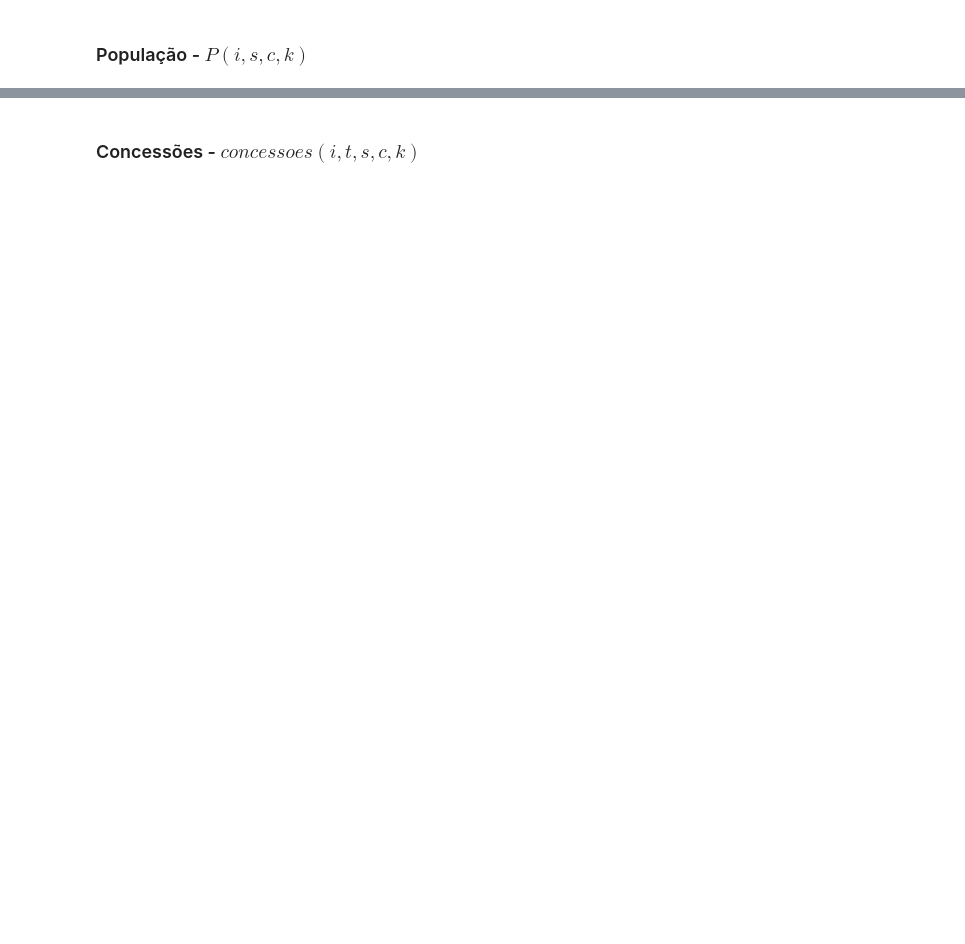
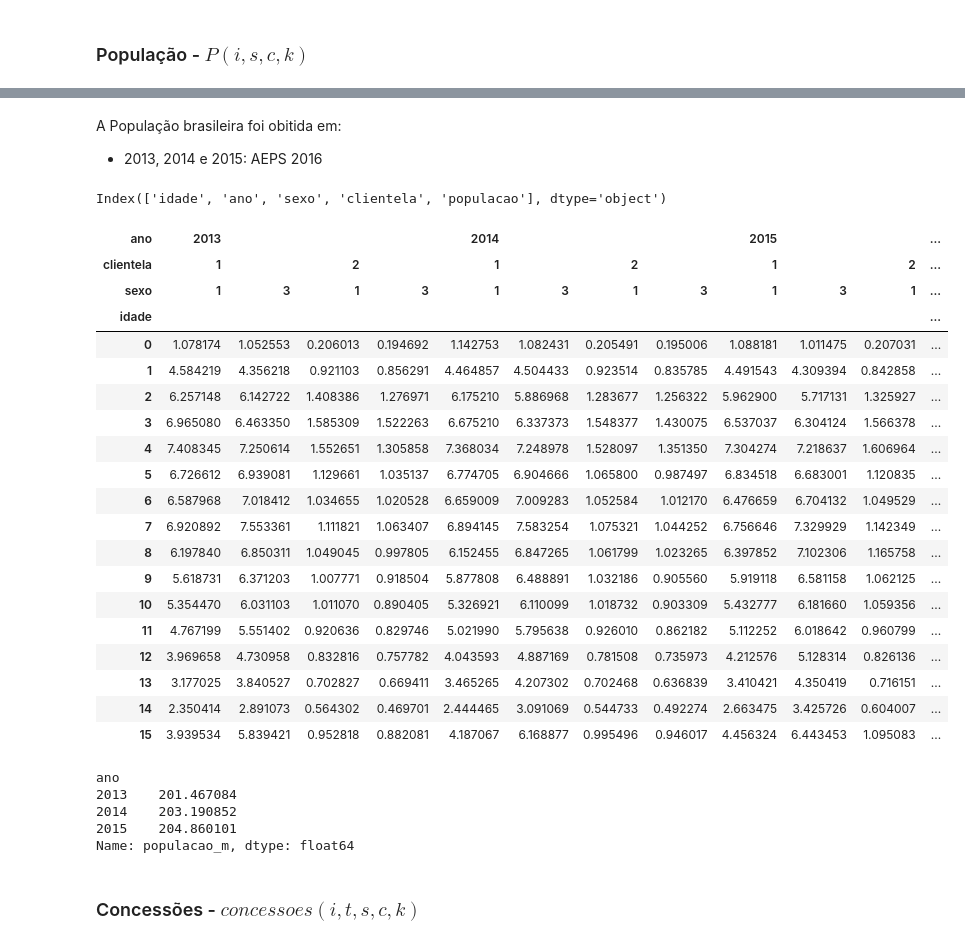
Before and after one commit to andrespp/ds-prev, a Jupyter notebook: analysis/Simulacao_RGPS.ipynb, the cells around one changed output, grey strips where cells are left out. Drawn from its saved outputs; the diff is of its cells as text; code cells hidden in the pictures; blank space fills up the shorter version.

```diff
--- a/analysis/Simulacao_RGPS.ipynb
+++ b/analysis/Simulacao_RGPS.ipynb
@@ -264,3 +314,42 @@ Text(0.5, 1.0, 'Estimativa da População Brasileira')
+# %% [markdown]
+A População brasileira foi obitida em:
+* 2013, 2014 e 2015: AEPS 2016
+# %%
+pop = pd.read_csv("model/populacao.csv")
+print(pop.columns)
+#pop.pivot_table(values='população',index='idade',columns=['clientela', 'sexo'])
+pop['populacao_m'] = pop['populacao'].apply(lambda x: x/1000000)
+pop.pivot_table(values='populacao_m',index='idade',columns=['ano', 'clientela', 'sexo'])
+# %% [output]
+Index(['idade', 'ano', 'sexo', 'clientela', 'populacao'], dtype='object')
+| ano | 2013 |  |  |  | 2014 |  |  |  | 2015 |  |  | ... |
+| clientela | 1 |  | 2 |  | 1 |  | 2 |  | 1 |  | 2 | ... |
+| sexo | 1 | 3 | 1 | 3 | 1 | 3 | 1 | 3 | 1 | 3 | 1 | ... |
+| idade |  |  |  |  |  |  |  |  |  |  |  | ... |
+| 0 | 1.078174 | 1.052553 | 0.206013 | 0.194692 | 1.142753 | 1.082431 | 0.205491 | 0.195006 | 1.088181 | 1.011475 | 0.207031 | ... |
+| 1 | 4.584219 | 4.356218 | 0.921103 | 0.856291 | 4.464857 | 4.504433 | 0.923514 | 0.835785 | 4.491543 | 4.309394 | 0.842858 | ... |
+| 2 | 6.257148 | 6.142722 | 1.408386 | 1.276971 | 6.175210 | 5.886968 | 1.283677 | 1.256322 | 5.962900 | 5.717131 | 1.325927 | ... |
+| 3 | 6.965080 | 6.463350 | 1.585309 | 1.522263 | 6.675210 | 6.337373 | 1.548377 | 1.430075 | 6.537037 | 6.304124 | 1.566378 | ... |
+| 4 | 7.408345 | 7.250614 | 1.552651 | 1.305858 | 7.368034 | 7.248978 | 1.528097 | 1.351350 | 7.304274 | 7.218637 | 1.606964 | ... |
+| 5 | 6.726612 | 6.939081 | 1.129661 | 1.035137 | 6.774705 | 6.904666 | 1.065800 | 0.987497 | 6.834518 | 6.683001 | 1.120835 | ... |
+| 6 | 6.587968 | 7.018412 | 1.034655 | 1.020528 | 6.659009 | 7.009283 | 1.052584 | 1.012170 | 6.476659 | 6.704132 | 1.049529 | ... |
+| 7 | 6.920892 | 7.553361 | 1.111821 | 1.063407 | 6.894145 | 7.583254 | 1.075321 | 1.044252 | 6.756646 | 7.329929 | 1.142349 | ... |
+| 8 | 6.197840 | 6.850311 | 1.049045 | 0.997805 | 6.152455 | 6.847265 | 1.061799 | 1.023265 | 6.397852 | 7.102306 | 1.165758 | ... |
+| 9 | 5.618731 | 6.371203 | 1.007771 | 0.918504 | 5.877808 | 6.488891 | 1.032186 | 0.905560 | 5.919118 | 6.581158 | 1.062125 | ... |
+| 10 | 5.354470 | 6.031103 | 1.011070 | 0.890405 | 5.326921 | 6.110099 | 1.018732 | 0.903309 | 5.432777 | 6.181660 | 1.059356 | ... |
+| 11 | 4.767199 | 5.551402 | 0.920636 | 0.829746 | 5.021990 | 5.795638 | 0.926010 | 0.862182 | 5.112252 | 6.018642 | 0.960799 | ... |
+| 12 | 3.969658 | 4.730958 | 0.832816 | 0.757782 | 4.043593 | 4.887169 | 0.781508 | 0.735973 | 4.212576 | 5.128314 | 0.826136 | ... |
+| 13 | 3.177025 | 3.840527 | 0.702827 | 0.669411 | 3.465265 | 4.207302 | 0.702468 | 0.636839 | 3.410421 | 4.350419 | 0.716151 | ... |
+| 14 | 2.350414 | 2.891073 | 0.564302 | 0.469701 | 2.444465 | 3.091069 | 0.544733 | 0.492274 | 2.663475 | 3.425726 | 0.604007 | ... |
+| 15 | 3.939534 | 5.839421 | 0.952818 | 0.882081 | 4.187067 | 6.168877 | 0.995496 | 0.946017 | 4.456324 | 6.443453 | 1.095083 | ... |
+# %%
+pop.groupby('ano').sum()['populacao_m']
+# %% [output]
+ano
+2013    201.467084
+2014    203.190852
+2015    204.860101
+Name: populacao_m, dtype: float64
 # %% [markdown]
 ### Concessões - $concessoes(i,t,s,c,k)$
 # %%
```
Also changed, not shown: parts of 16 cells of this notebook, 2 other files.
